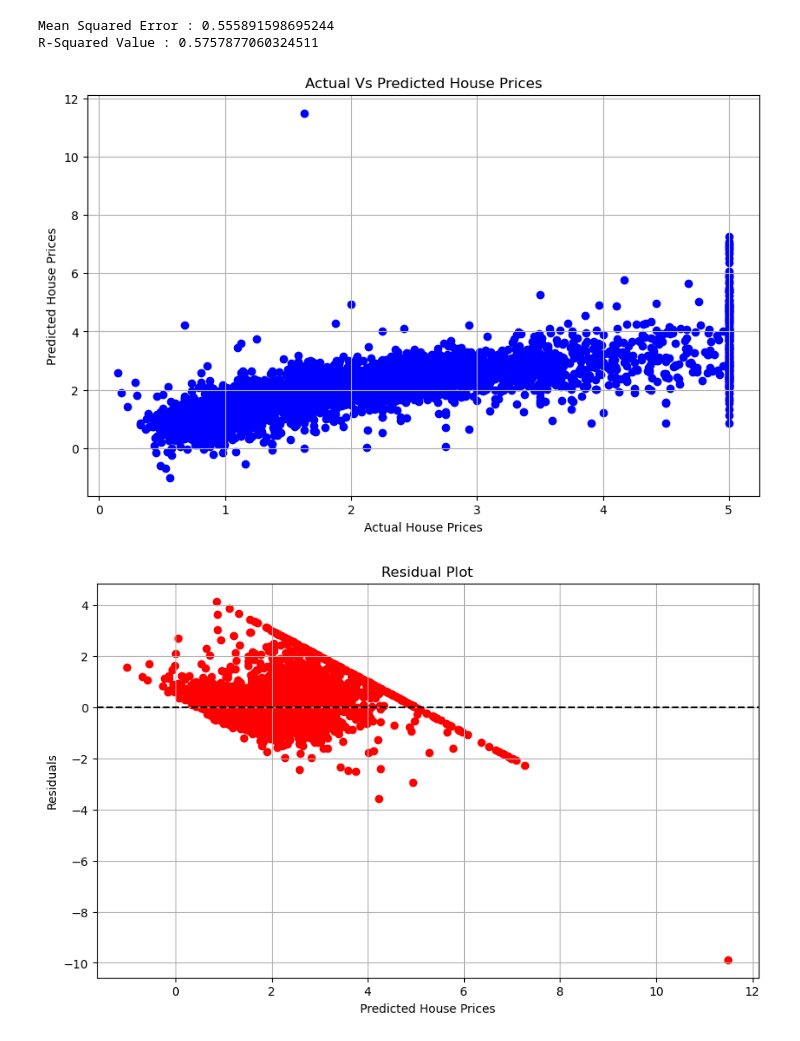
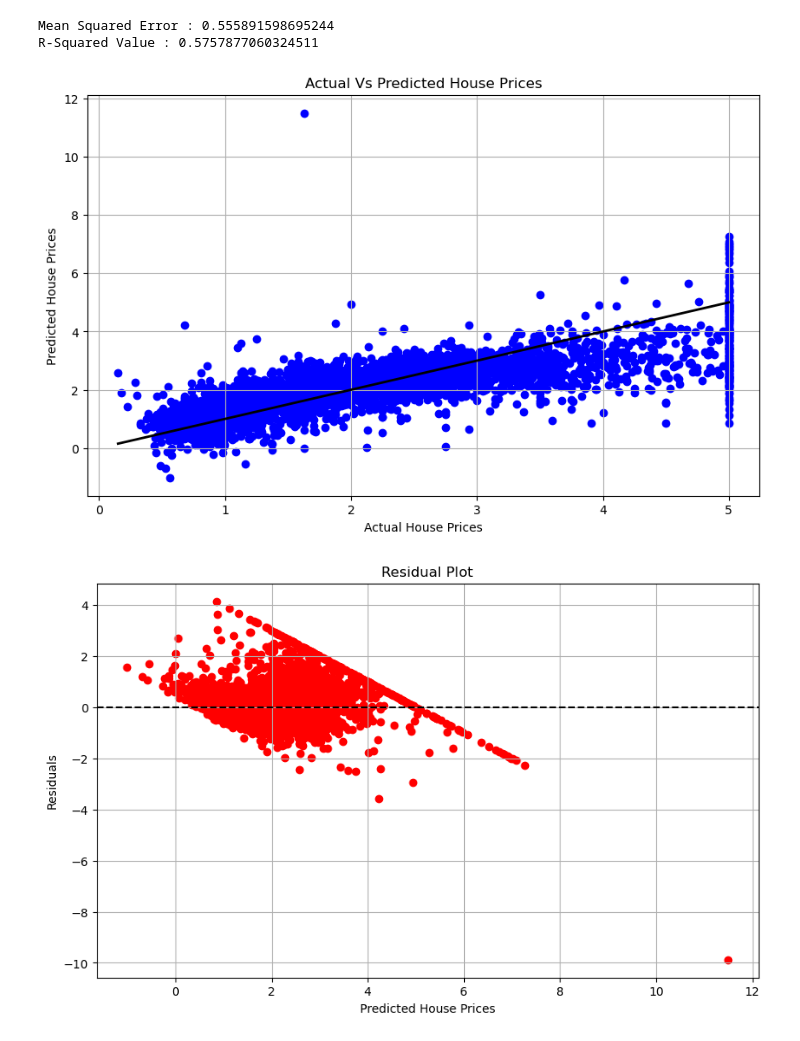
Before and after one commit to oyejeet/ML-Algos-Implementation, a Jupyter notebook: 01LinearRegression.ipynb, the cells around one changed output. Drawn from its saved outputs; the diff is of its cells as text; code cells hidden in the pictures.

```diff
--- a/01LinearRegression.ipynb
+++ b/01LinearRegression.ipynb
@@ -64,17 +64,18 @@ R-Squared Value : 0.5757877060324511
 # %%
 # Visualizing the model using matplotlib
 
 # 1. Scatter plot of v
 
 plt.figure(figsize=(10,6))    # size of figure which will be width as 10 and height as 6
 plt.scatter(Y_test, Y_pred, color = 'blue')
+plt.plot([Y_test.min(), Y_test.max()], [Y_test.min(), Y_test.max()], color='black', linewidth=2)
 plt.title("Actual Vs Predicted House Prices")
 plt.xlabel("Actual House Prices")
 plt.ylabel("Predicted House Prices")
 plt.grid(True)
 plt.show()
 # %% [output]
-[figure, old version]
+[figure, new version]
 # %%
 # Residual Plot
 
```
